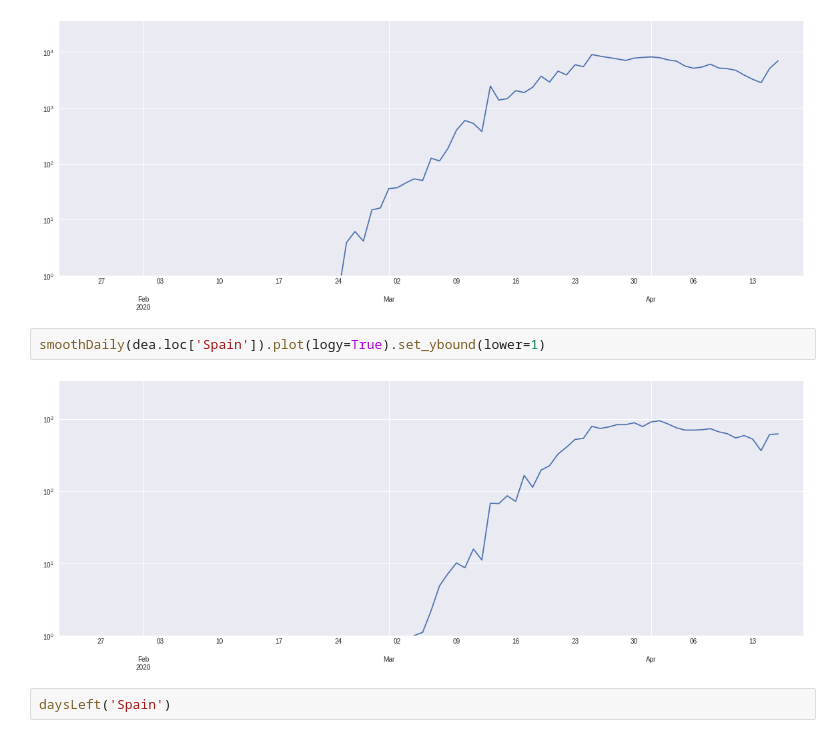
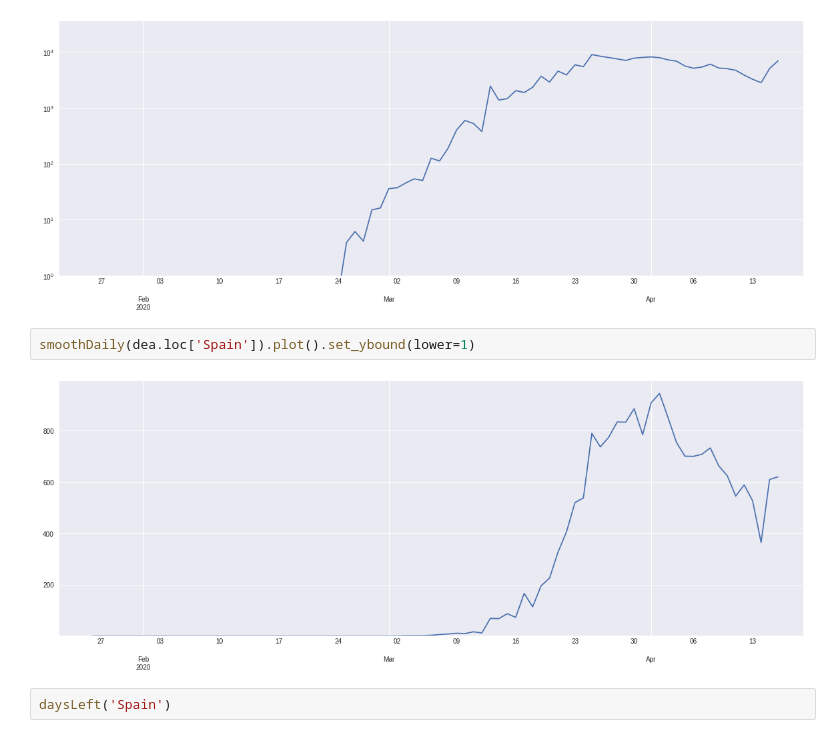
Before and after one commit to acsaba22/covid, a Jupyter notebook: analize04-20.ipynb, the cells around one changed output. Cells and saved outputs as stored; diff of their text form.

```diff
--- a/analize04-20.ipynb
+++ b/analize04-20.ipynb
@@ -229,9 +229,9 @@ smoothDaily(con.loc['Spain']).plot(logy=True).set_ybound(lower=1)
 # %% [output]
 [figure]
 # %%
-smoothDaily(dea.loc['Spain']).plot(logy=True).set_ybound(lower=1)
+smoothDaily(dea.loc['Spain']).plot().set_ybound(lower=1)
 # %% [output]
-[figure, old version]
+[figure, new version]
 # %%
 daysLeft('Spain')
 # %% [output]
```
Also changed, not shown: parts of 1 cell of this notebook.
